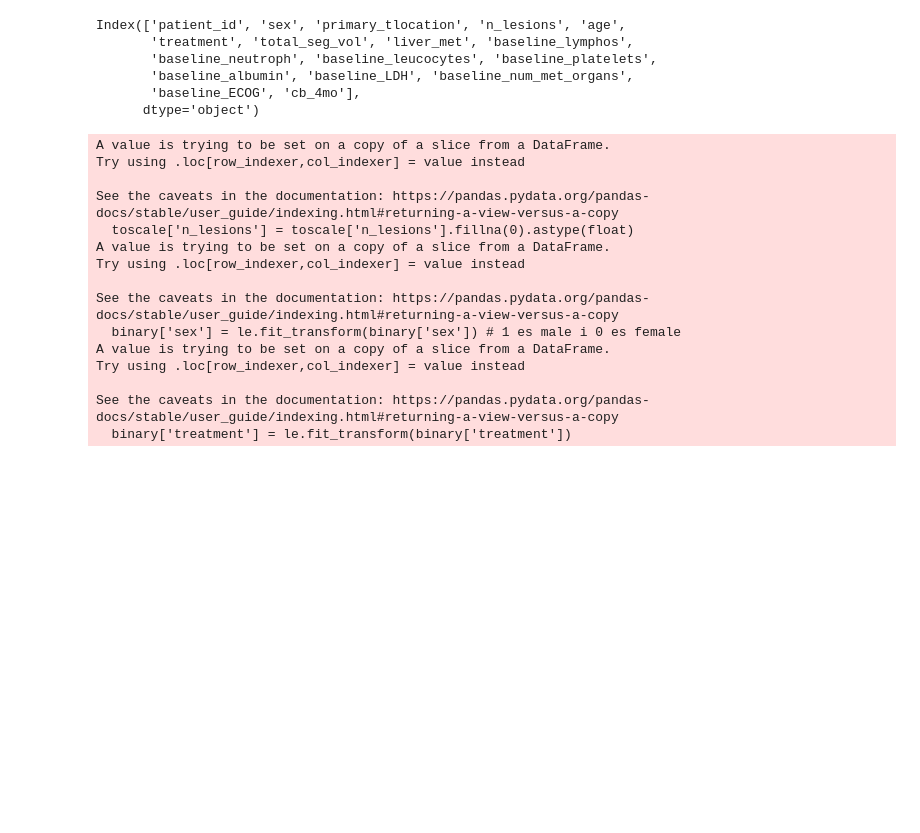
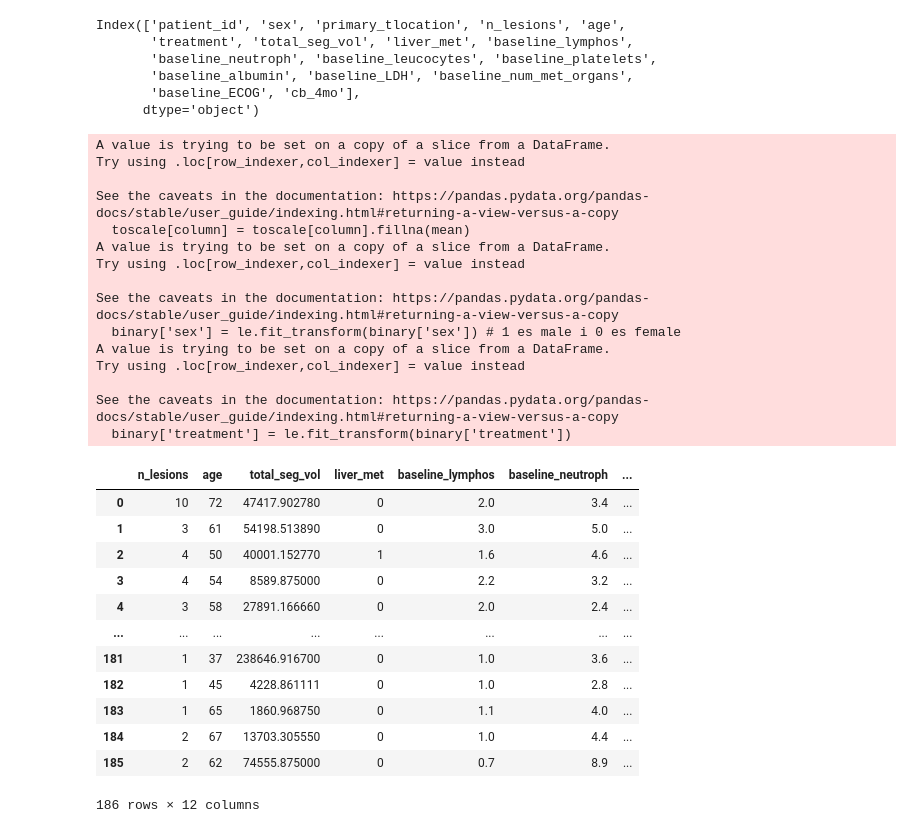
Before and after one commit to laiacoronas/predicting_immunotherapy_response, a Jupyter notebook: clinicalsignature.ipynb, the cells around one changed output. Saved outputs shown, nothing was run; the diff lists cells and outputs as text; code cells hidden in the pictures; blank space fills up the shorter version.

```diff
--- a/clinicalsignature.ipynb
+++ b/clinicalsignature.ipynb
@@ -94,12 +92,17 @@ toscale = clindata[['n_lesions', 'age','total_seg_vol', 'liver_met', 'baseline_l
 binary = clindata[['sex','treatment',]]
 categorical = clindata[['primary_tlocation']]
 # %%
-#REPASAR
+#fill NAs
+#clindata.isna().sum()
+for column in toscale.columns:
+    #if pd.api.types.is_numeric_dtype(df[columna]):
+        mean = toscale[column].mean()
+        toscale[column] = toscale[column].fillna(mean)
 
 #scaling
 scaler = StandardScaler()
-toscale['n_lesions'] = toscale['n_lesions'].fillna(0).astype(float)
 scaled = scaler.fit_transform(toscale)
+scaled = pd.DataFrame(scaled, columns=toscale.columns)
 
 #encoding
 le = LabelEncoder()
@@ -114,7 +117,7 @@ A value is trying to be set on a copy of a slice from a DataFrame.
 Try using .loc[row_indexer,col_indexer] = value instead
 
 See the caveats in the documentation: https://pandas.pydata.org/pandas-docs/stable/user_guide/indexing.html#returning-a-view-versus-a-copy
-  toscale['n_lesions'] = toscale['n_lesions'].fillna(0).astype(float)
+  toscale[column] = toscale[column].fillna(mean)
 A value is trying to be set on a copy of a slice from a DataFrame.
 Try using .loc[row_indexer,col_indexer] = value instead
 
@@ -125,6 +128,22 @@ Try using .loc[row_indexer,col_indexer] = value instead
 
 See the caveats in the documentation: https://pandas.pydata.org/pandas-docs/stable/user_guide/indexing.html#returning-a-view-versus-a-copy
   binary['treatment'] = le.fit_transform(binary['treatment'])
+# %%
+toscale
+# %% [output]
+|  | n_lesions | age | total_seg_vol | liver_met | baseline_lymphos | baseline_neutroph | ... |
+| 0 | 10 | 72 | 47417.902780 | 0 | 2.0 | 3.4 | ... |
+| 1 | 3 | 61 | 54198.513890 | 0 | 3.0 | 5.0 | ... |
+| 2 | 4 | 50 | 40001.152770 | 1 | 1.6 | 4.6 | ... |
+| 3 | 4 | 54 | 8589.875000 | 0 | 2.2 | 3.2 | ... |
+| 4 | 3 | 58 | 27891.166660 | 0 | 2.0 | 2.4 | ... |
+| ... | ... | ... | ... | ... | ... | ... | ... |
+| 181 | 1 | 37 | 238646.916700 | 0 | 1.0 | 3.6 | ... |
+| 182 | 1 | 45 | 4228.861111 | 0 | 1.0 | 2.8 | ... |
+| 183 | 1 | 65 | 1860.968750 | 0 | 1.1 | 4.0 | ... |
+| 184 | 2 | 67 | 13703.305550 | 0 | 1.0 | 4.4 | ... |
+| 185 | 2 | 62 | 74555.875000 | 0 | 0.7 | 8.9 | ... |
+186 rows × 12 columns
 # %%
 import pandas as pd
 import seaborn as sns
```
Also changed, not shown: parts of 1 cell of this notebook, 1 other file.
